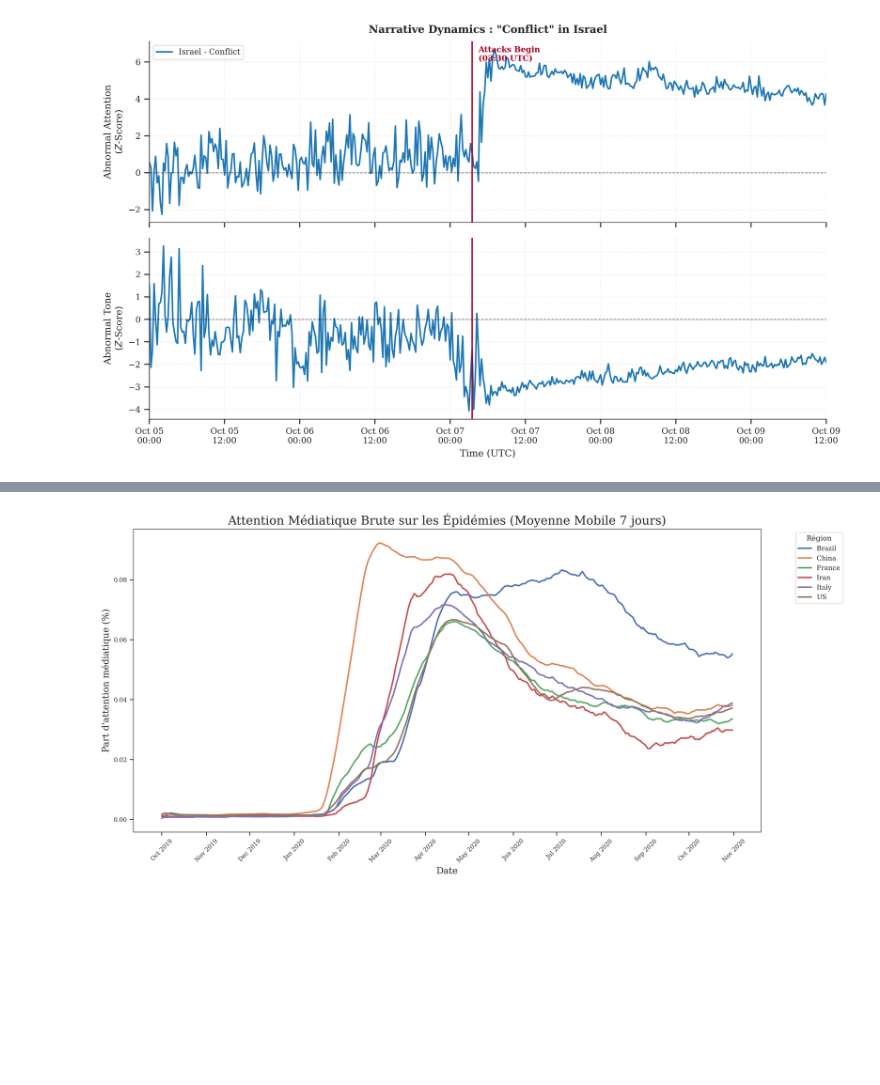
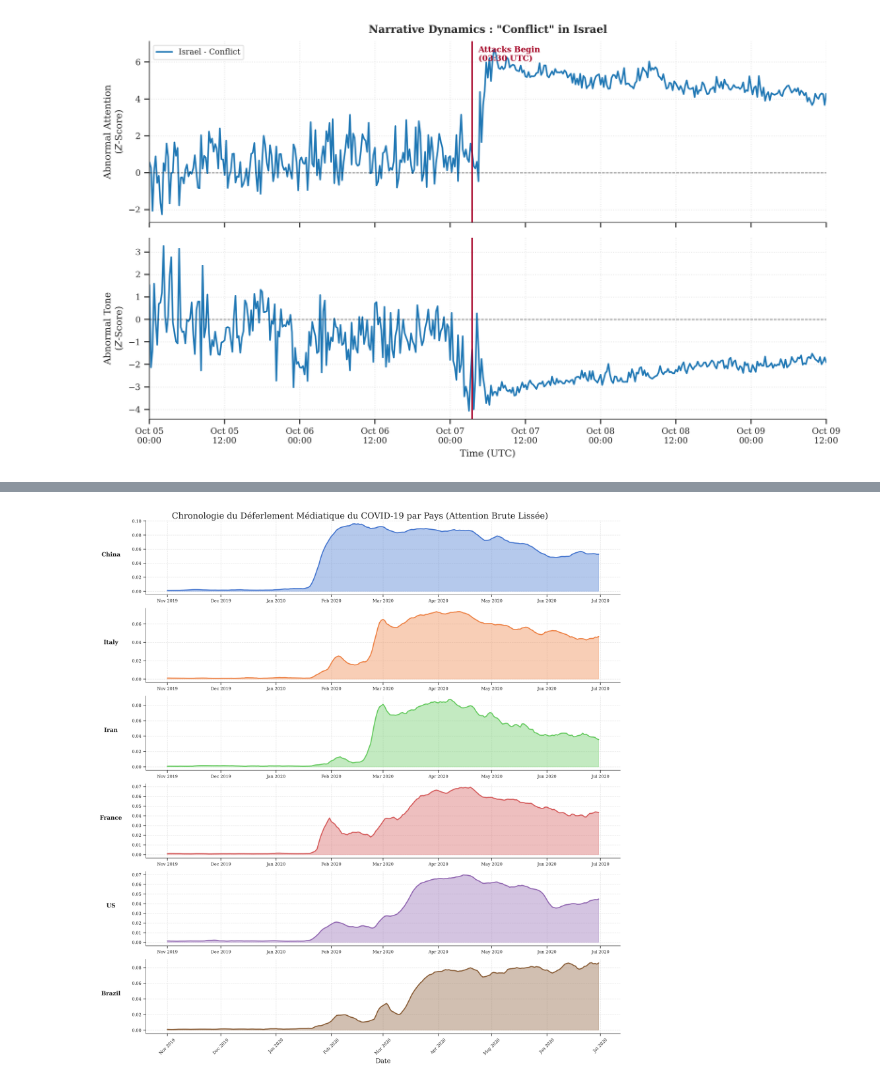
Before and after one commit to clucasmurex/gdelt, a Jupyter notebook: C_indicators_15min.ipynb, the cells around one changed output, grey strips where cells are left out. Saved outputs shown, nothing was run; the diff lists cells and outputs as text; code cells hidden in the pictures; blank space fills up the shorter version.

Commit message:
group lasso group macro

```diff
--- a/C_indicators_15min.ipynb
+++ b/C_indicators_15min.ipynb
@@ -251,51 +274,75 @@ END_WINDOW      = pd.to_datetime("2020-10-31 23:59:59")
 dir_geo         = Path("data/indicators_geo_daily_COVID")
 
 # ── 2. Chargement des Données Brutes ──────────────────────────────────────
 files = list(dir_geo.glob("health_2019_daily.parquet")) + list(dir_geo.glob("health_2020_daily.parquet"))
 
 if files:
     df = pd.concat([pd.read_parquet(f) for f in files], ignore_index=True)
     df["period"] = pd.to_datetime(df["period"])
     df = df.groupby(["period", "region_key"], as_index=False).first()
 
     # Slicing sur la fenêtre
     df_event = df[(df["period"] >= START_WINDOW) & (df["period"] <= END_WINDOW)].copy()
     df_event.sort_values(by=["period", "region_key"], inplace=True)
 else:
     raise FileNotFoundError(f"Aucun fichier parquet 'health' trouvé dans {dir_geo}")
 
 # ── 3. Lissage (Moyenne Mobile 7 Jours) ───────────────────────────────────
 # La métrique brute de l'attention (sans z-score)
 metric_raw = 'att_weight_health_epidemics_and_emergencies'
 
 # Application d'une moyenne mobile pour gommer l'effet "week-end" des médias
 df_event['att_smoothed'] = df_event.groupby('region_key')[metric_raw].transform(
     lambda x: x.rolling(window=30, min_periods=1).mean()
 )
+# ── 4. Visualisation en "Small Multiples" (Un subplot par pays) ─────────────
 
-# ── 4. Visualisation Graphique ─────────────────────────────────────────────
-plt.figure(figsize=(14, 7))
+# On prend l'attention brute lissée (plus lisible que le Z-score pour les vagues)
+metric_to_plot = 'att_weight_health_epidemics_and_emergencies'
 
-sns.lineplot(
-    data=df_event,
-    x="period",
-    y="att_smoothed",
-    hue="region_key",
-    linewidth=2
-)
+if metric_to_plot in df_event_proc.columns:
 
-plt.title("Attention Médiatique Brute sur les Épidémies (Moyenne Mobile 7 jours)", fontsize=16)
-plt.xlabel("Date", fontsize=12)
-plt.ylabel("Part d'attention médiatique (%)", fontsize=12)
+    # Lissage sur 7 jours de la métrique brute
+    df_event_proc['smoothed_metric'] = df_event_proc.groupby('region_key')[metric_to_plot].transform(
+        lambda x: x.rolling(window=7, min_periods=1).mean()
+    )
 
-# Formatage des dates sur l'axe X
-ax = plt.gca()
-ax.xaxis.set_major_locator(mdates.MonthLocator())
-ax.xaxis.set_major_formatter(mdates.DateFormatter('%b %Y'))
-plt.xticks(rotation=45)
+    # Ordre d'affichage des pays pour raconter l'histoire chronologique de la première vague
+    country_order = ['China', 'Italy', 'Iran', 'France', 'US', 'Brazil']
+    available_countries = [c for c in country_order if c in df_event_proc['region_key'].unique()]
 
-plt.legend(title="Région", bbox_to_anchor=(1.05, 1), loc='upper left')
-plt.tight_layout()
-plt.show()
+    # Création d'une grille de subplots (1 ligne par pays)
+    fig, axes = plt.subplots(len(available_countries), 1, figsize=(14, 2.5 * len(available_countries)), sharex=True)
+
+    palette = sns.color_palette("muted", n_colors=len(available_countries))
+
+    for i, region in enumerate(available_countries):
+        ax = axes[i] if len(available_countries) > 1 else axes
+        subset = df_event_proc[df_event_proc['region_key'] == region]
+
+        # Tracé de la courbe en aire remplie (très visuel pour les vagues)
+        ax.fill_between(subset['period'], subset['smoothed_metric'], color=palette[i], alpha=0.4)
+        ax.plot(subset['period'], subset['smoothed_metric'], color=palette[i], linewidth=2, label=region)
+
+        # Parametrage de chaque sous-graphique
+        ax.set_ylabel(region, fontsize=11, fontweight='bold', rotation=0, labelpad=40, loc='center')
+        ax.grid(True, linestyle='--', alpha=0.5)
+        ax.tick_params(labelbottom=True)
+
+        # Supprimer le cadre supérieur et droit pour un look académique propre
+        sns.despine(ax=ax, top=True, right=True)
+
+    plt.suptitle("Chronologie du Déferlement Médiatique du COVID-19 par Pays (Attention Brute Lissée)", fontsize=16, y=0.98)
+    plt.xlabel("Date", fontsize=12)
+
+    # Formatage des dates sur le dernier axe des X
+    axes[-1].xaxis.set_major_locator(mdates.MonthLocator())
+    axes[-1].xaxis.set_major_formatter(mdates.DateFormatter('%b %Y'))
+    plt.xticks(rotation=45)
+
+    plt.tight_layout()
+    plt.show()
+else:
+    print(f"La métrique {metric_to_plot} n'a pas été trouvée dans les données.")
 # %% [output]
-[figure, old version]
+[figure, new version]
```
Also changed, not shown: parts of 1 cell of this notebook, 10 other files.
